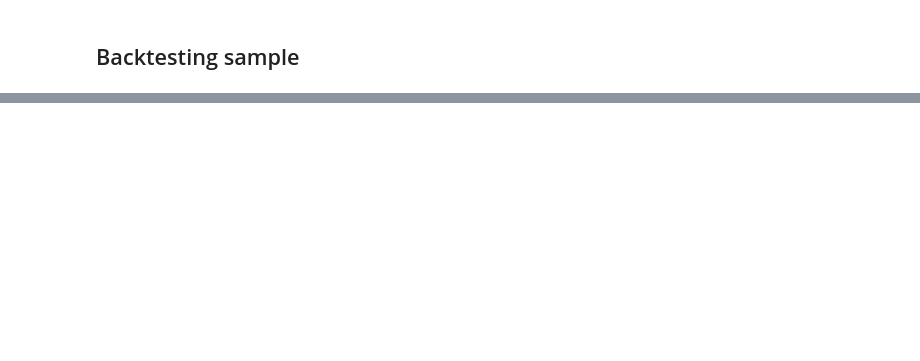
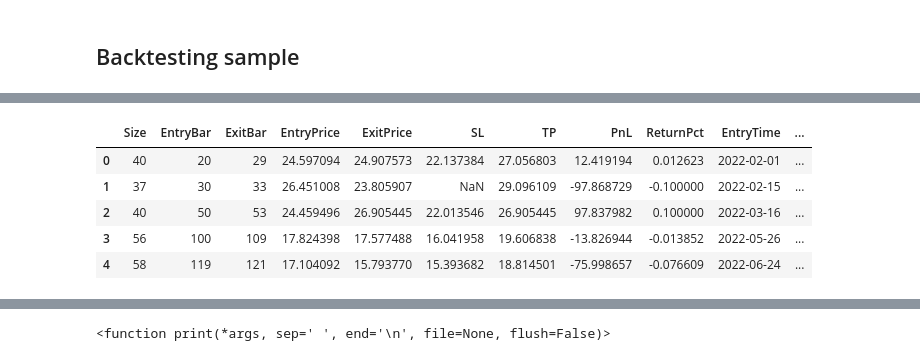
Before and after one commit to QuanPham19/trader-joe, a Jupyter notebook: trader.ipynb, the cells around one changed output, grey strips where cells are left out. Drawn from its saved outputs; the diff is of its cells as text; code cells hidden in the pictures; blank space fills up the shorter version.

```diff
--- a/trader.ipynb
+++ b/trader.ipynb
@@ -42,7 +43,7 @@ from utils.strategy import *
 # %% [markdown]
 ## Plotting sample
 # %%
-test = DataLoader(ticker='INTC', start='2024-01-01', end='2024-12-31', freq='1d', test_size=0.2)
+test = DataLoader(ticker='NVDA', start='2022-01-01', end='2024-12-31', freq='1d', test_size=0.5)
 test.run()
 # test
 # %% [output]
@@ -104 +107,10 @@ print(best, high)
+# %%
+obj.train_trades.head()
+# %% [output]
+|  | Size | EntryBar | ExitBar | EntryPrice | ExitPrice | SL | TP | PnL | ReturnPct | EntryTime | ... |
+| 0 | 40 | 20 | 29 | 24.597094 | 24.907573 | 22.137384 | 27.056803 | 12.419194 | 0.012623 | 2022-02-01 | ... |
+| 1 | 37 | 30 | 33 | 26.451008 | 23.805907 | NaN | 29.096109 | -97.868729 | -0.100000 | 2022-02-15 | ... |
+| 2 | 40 | 50 | 53 | 24.459496 | 26.905445 | 22.013546 | 26.905445 | 97.837982 | 0.100000 | 2022-03-16 | ... |
+| 3 | 56 | 100 | 109 | 17.824398 | 17.577488 | 16.041958 | 19.606838 | -13.826944 | -0.013852 | 2022-05-26 | ... |
+| 4 | 58 | 119 | 121 | 17.104092 | 15.793770 | 15.393682 | 18.814501 | -75.998657 | -0.076609 | 2022-06-24 | ... |
 # %%
@@ -110,6 +119,10 @@ stats = obj.execute()
 # %% [output]
 [interactive output not drawn]
 [interactive output not drawn]
+# %%
+print
+# %% [output]
+<function print(*args, sep=' ', end='\n', file=None, flush=False)>
 # %%
 stats.loc['Win Rate [%]']
 # %% [output]
```
Also changed, not shown: parts of 8 cells of this notebook, 3 other files.
